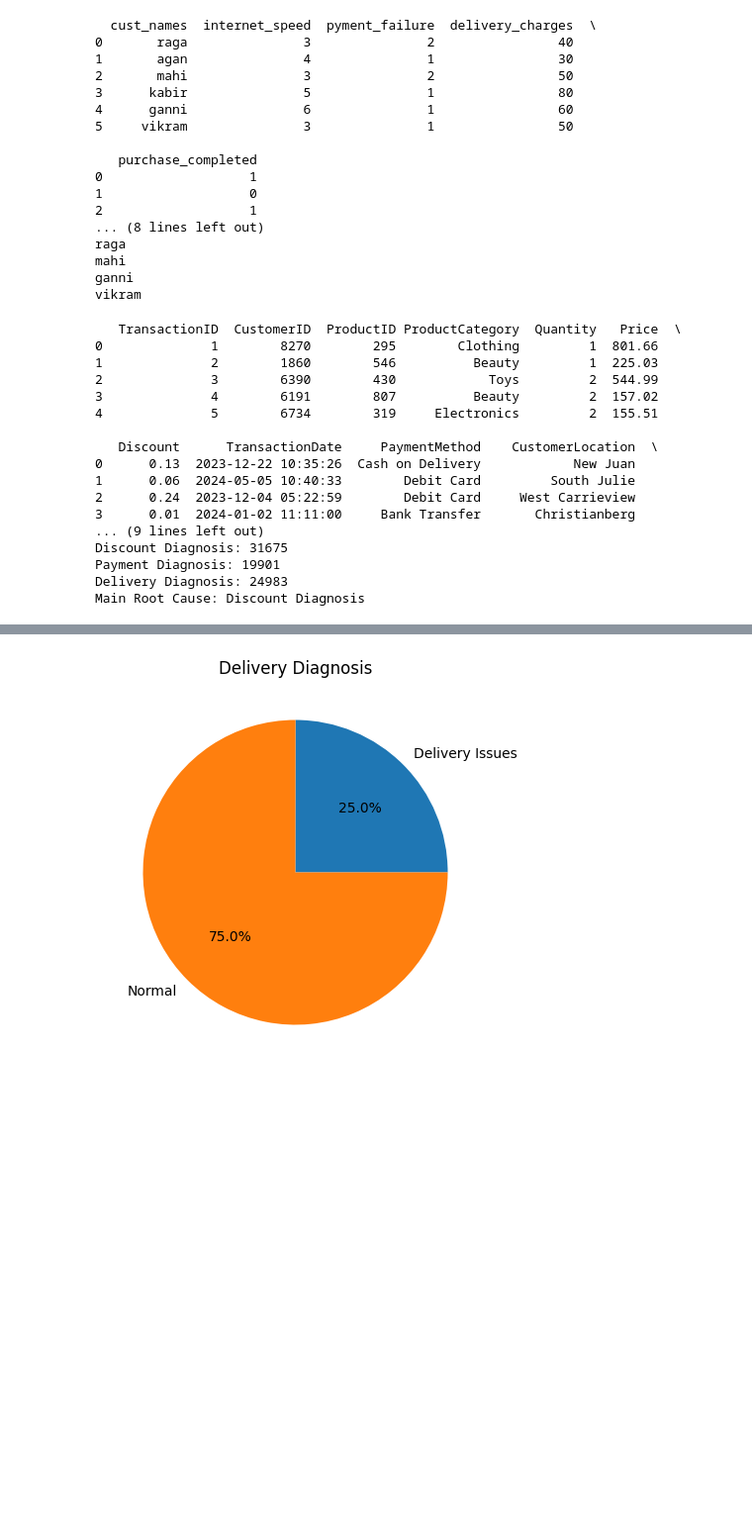
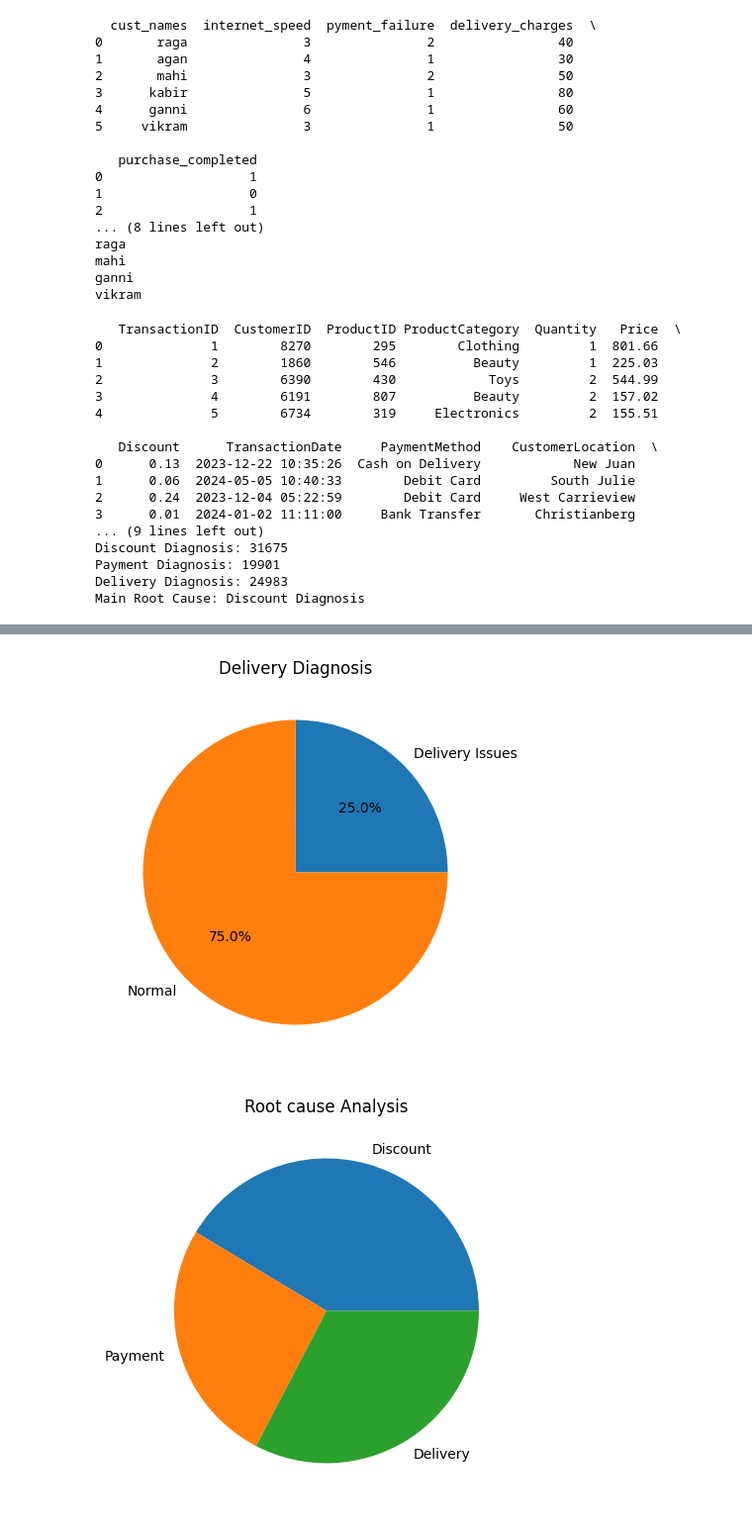
Before and after one commit to Vivek-Rajeev/DA-Training, a Jupyter notebook: DA.ipynb, the cells around one changed output, grey strips where cells are left out. Shown at 99% size. Drawn from its saved outputs; the diff is of its cells as text; code cells hidden in the pictures; blank space fills up the shorter version.

```diff
--- a/DA.ipynb
+++ b/DA.ipynb
@@ -459,11 +459,8 @@ labels = ['Discount Issues', 'Normal']
 values = [discount_issue, normal_internet]
 
 plt.figure(figsize=(5,5))
-
 plt.pie(values, labels=labels, autopct='%1.1f%%')
-
 plt.title("Discount Diagnosis")
-
 plt.show()
 
 
@@ -471,42 +468,45 @@ labels = ['Payment Issues', 'Normal']
 values = [payment_issue, normal_payment]
 
 plt.figure(figsize=(5,5))
-
 plt.pie(values, labels=labels, autopct='%1.1f%%')
-
 plt.title("Payment Diagnosis")
-
 plt.show()
 
 
 labels = ['Delivery Issues', 'Normal']
 values = [delivery_issue, normal_delivery]
 
 plt.figure(figsize=(5,5))
+plt.pie(values, labels=labels, autopct='%1.1f%%')
+plt.title("Delivery Diagnosis")
+plt.show()
 
-plt.pie(values, labels=labels, autopct='%1.1f%%')
+labels=['Discount','Payment','Delivery']
+values=[discount_issue,payment_issue,delivery_issue]
 
-plt.title("Delivery Diagnosis")
-
+plt.figure(figsize=(5,5))
+plt.pie(values,labels=labels)
+plt.title("Root cause Analysis")
 plt.show()
 # %% [output]
    TransactionID  CustomerID  ProductID ProductCategory  Quantity   Price  \
 0              1        8270        295        Clothing         1  801.66
 1              2        1860        546          Beauty         1  225.03
 2              3        6390        430            Toys         2  544.99
 3              4        6191        807          Beauty         2  157.02
 4              5        6734        319     Electronics         2  155.51
 
    Discount      TransactionDate     PaymentMethod    CustomerLocation  \
 0      0.13  2023-12-22 10:35:26  Cash on Delivery            New Juan
 1      0.06  2024-05-05 10:40:33        Debit Card         South Julie
 2      0.24  2023-12-04 05:22:59        Debit Card     West Carrieview
 3      0.01  2024-01-02 11:11:00     Bank Transfer       Christianberg
 ... (9 lines left out)
 Discount Diagnosis: 31675
 Payment Diagnosis: 19901
 Delivery Diagnosis: 24983
 Main Root Cause: Discount Diagnosis
 [figure]
 [figure]
 [figure]
+[figure, added]
```
Also changed, not shown: parts of 3 cells of this notebook.
